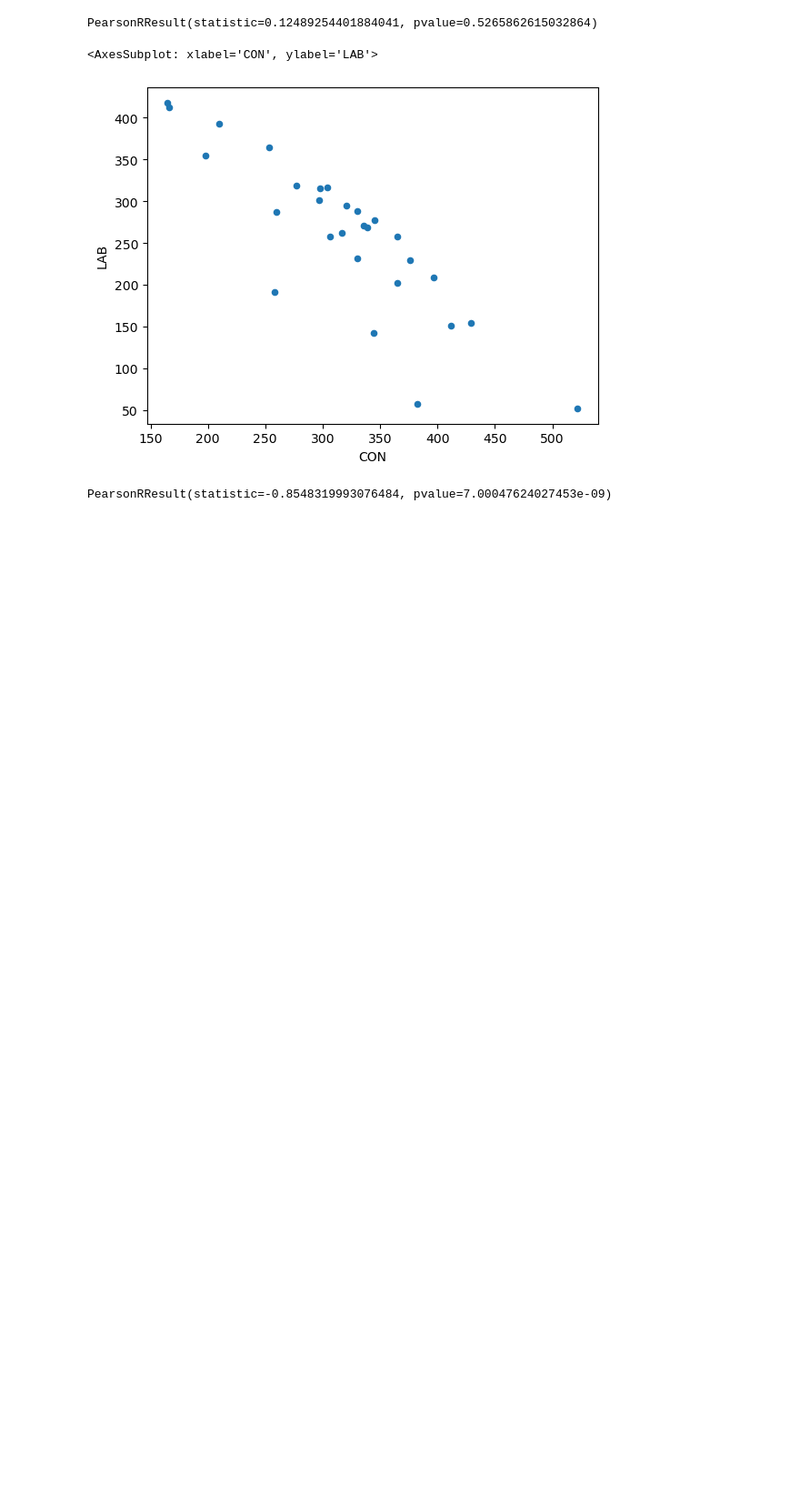
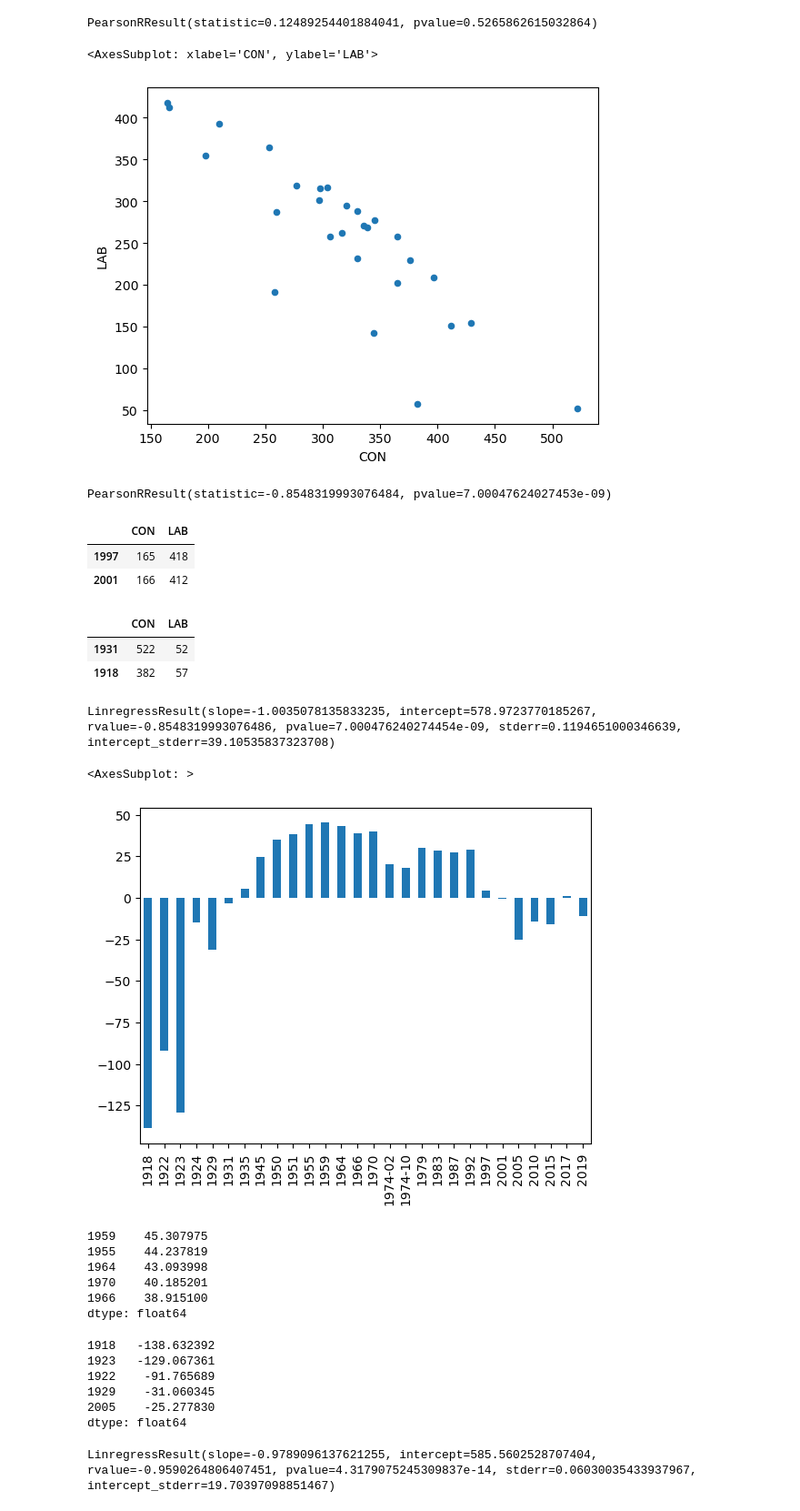
Before and after one commit to stelios-c/uk_votes, a Jupyter notebook: uk_elections.ipynb, the cells around one changed output. Shown at 91% size. Cells and saved outputs as stored; diff of their text form; code cells hidden in the pictures; blank space fills up the shorter version.

Commit message:
do regression and residuals analysis

```diff
--- a/uk_elections.ipynb
+++ b/uk_elections.ipynb
@@ -131,3 +131,46 @@ elections_seats.plot(kind='scatter',x='CON',y='LAB')
 stats.pearsonr(elections_seats.CON,elections_seats.LAB)
 # %% [output]
 PearsonRResult(statistic=-0.8548319993076484, pvalue=7.00047624027453e-09)
+# %%
+elections_seats[['CON','LAB']].nlargest(columns='LAB',n=2)
+# %% [output]
+|  | CON | LAB |
+| 1997 | 165 | 418 |
+| 2001 | 166 | 412 |
+# %%
+elections_seats[['CON','LAB']].nsmallest(columns='LAB',n=2)
+# %% [output]
+|  | CON | LAB |
+| 1931 | 522 | 52 |
+| 1918 | 382 | 57 |
+# %%
+con_lab_regress=stats.linregress(elections_seats.CON,elections_seats.LAB)
+# %%
+con_lab_regress
+# %% [output]
+LinregressResult(slope=-1.0035078135833235, intercept=578.9723770185267, rvalue=-0.8548319993076486, pvalue=7.000476240274454e-09, stderr=0.1194651000346639, intercept_stderr=39.10535837323708)
+# %%
+residuals=elections_seats.LAB-(elections_seats.CON*con_lab_regress.slope+con_lab_regress.intercept)
+# %%
+residuals.plot(kind='bar')
+# %% [output]
+<AxesSubplot: >
+[figure, added]
+# %%
+residuals.nlargest(n=5)
+# %% [output]
+1959    45.307975
+1955    44.237819
+1964    43.093998
+1970    40.185201
+1966    38.915100
+dtype: float64
+# %%
+residuals.nsmallest(n=5)
+# %% [output]
+1918   -138.632392
+1923   -129.067361
+1922    -91.765689
+1929    -31.060345
+2005    -25.277830
+dtype: float64
@@ -133,0 +179,4 @@ PearsonRResult(statistic=-0.8548319993076484, pvalue=7.00047624027453e-09)
+# %%
+con_lab_regress_no_out
+# %% [output]
+LinregressResult(slope=-0.9789096137621255, intercept=585.5602528707404, rvalue=-0.9590264806407451, pvalue=4.3179075245309837e-14, stderr=0.06030035433937967, intercept_stderr=19.70397098851467)
```
Also changed, not shown: parts of 3 cells of this notebook.
